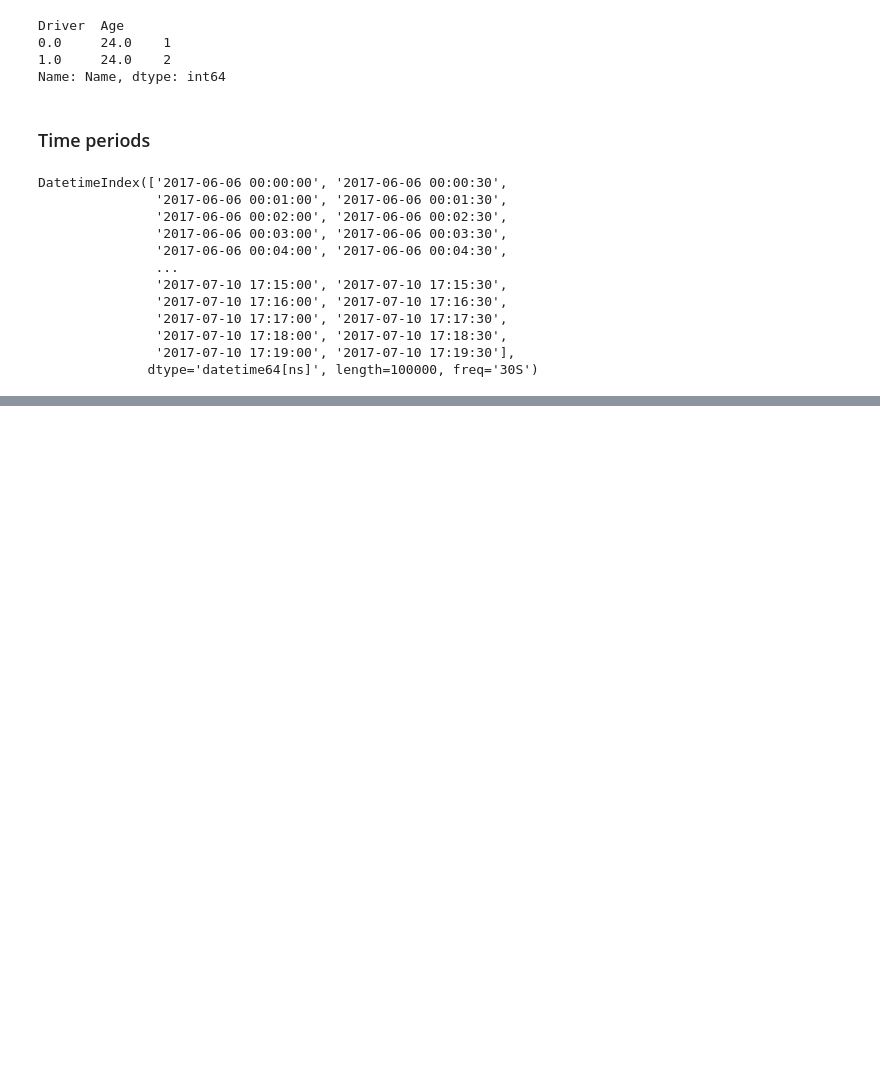
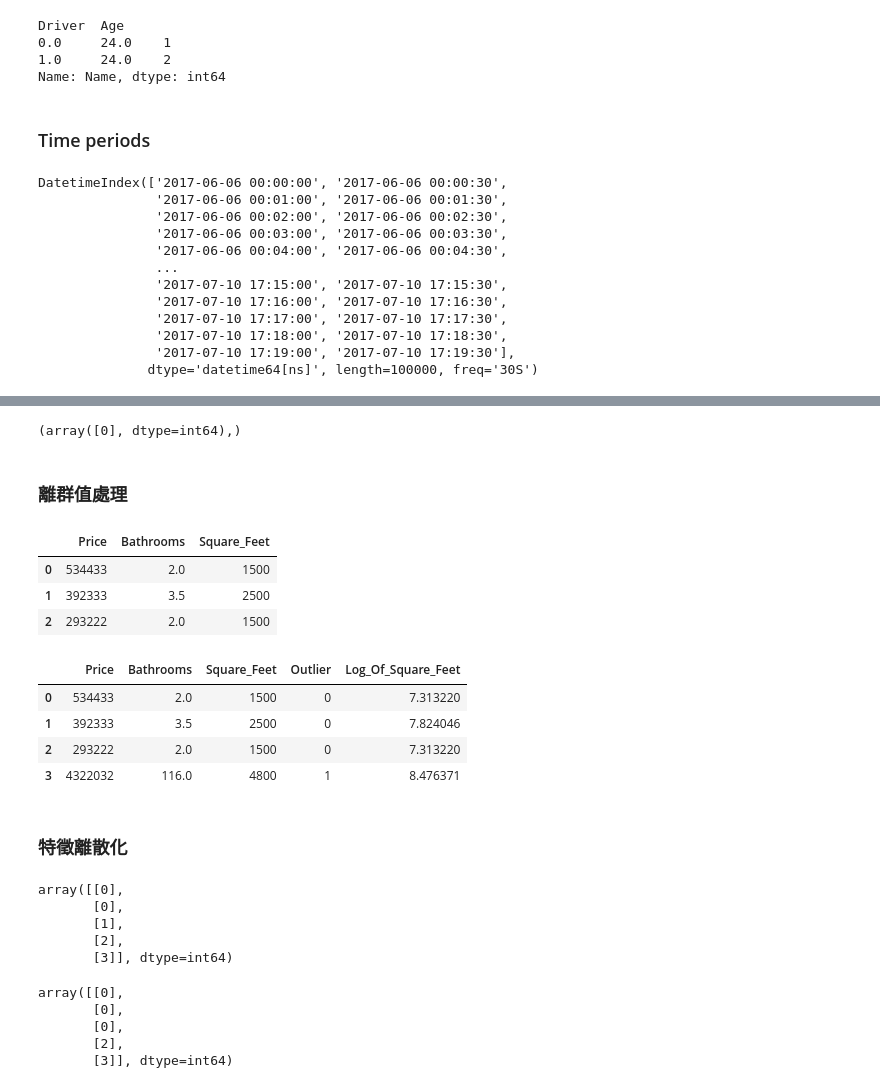
Before and after one commit to sychen6192/python_notes, a Jupyter notebook: 錦囊妙計ch3-ch4.ipynb, the cells around one changed output, grey strips where cells are left out. Saved outputs shown, nothing was run; the diff lists cells and outputs as text; code cells hidden in the pictures; blank space fills up the shorter version.

```diff
--- a/錦囊妙計ch3.ipynb
+++ b/錦囊妙計ch3-ch4.ipynb
@@ -332,0 +478,5 @@ time_df.resample('W').sum()
+# %%
+scaler = preprocessing.StandardScaler()
+x = np.array([[-1000.1], [-200.2], [500.5], [600.6], [9000.9]])
+standardized = scaler.fit_transform(x)
+standardized
@@ -332,0 +493,3 @@ time_df.resample('W').sum()
+# %%
+robust_scaler = preprocessing.RobustScaler()
+robust_scaler.fit_transform(x)
@@ -332,0 +596,34 @@ time_df.resample('W').sum()
+# %%
+indicies_of_outliers(feature)
+# %% [output]
+(array([0], dtype=int64),)
+# %% [markdown]
+### 離群值處理
+# %%
+import pandas as pd
+houses = pd.DataFrame()
+houses["Price"] = [534433, 392333, 293222, 4322032]
+houses["Bathrooms"] = [2, 3.5, 2, 116]
+houses["Square_Feet"] = [1500, 2500, 1500, 4800]
+# %%
+houses[houses["Bathrooms"]<20]
+# %% [output]
+|  | Price | Bathrooms | Square_Feet |
+| 0 | 534433 | 2.0 | 1500 |
+| 1 | 392333 | 3.5 | 2500 |
+| 2 | 293222 | 2.0 | 1500 |
+# %%
+# 加入離群值特徵(*)
+houses["Outlier"] = np.where(houses["Bathrooms"]<20, 0, 1)
+# %%
+# 取log 降低離群值影響
+houses["Log_Of_Square_Feet"] = [np.log(x) for x in houses["Square_Feet"]]
+houses
+# %% [output]
+|  | Price | Bathrooms | Square_Feet | Outlier | Log_Of_Square_Feet |
+| 0 | 534433 | 2.0 | 1500 | 0 | 7.313220 |
+| 1 | 392333 | 3.5 | 2500 | 0 | 7.824046 |
+| 2 | 293222 | 2.0 | 1500 | 0 | 7.313220 |
+| 3 | 4322032 | 116.0 | 4800 | 1 | 8.476371 |
+# %% [markdown]
+### 特徵離散化
@@ -332,0 +636,17 @@ time_df.resample('W').sum()
+# %%
+# 區間特徵
+np.digitize(age, bins=[20, 30, 64])
+# %% [output]
+array([[0],
+       [0],
+       [1],
+       [2],
+       [3]], dtype=int64)
+# %%
+np.digitize(age, bins=[20, 30, 64], right=True) # <=包含20
+# %% [output]
+array([[0],
+       [0],
+       [0],
+       [2],
+       [3]], dtype=int64)
```
Also changed, not shown: parts of 77 cells of this notebook, 1 other file.
